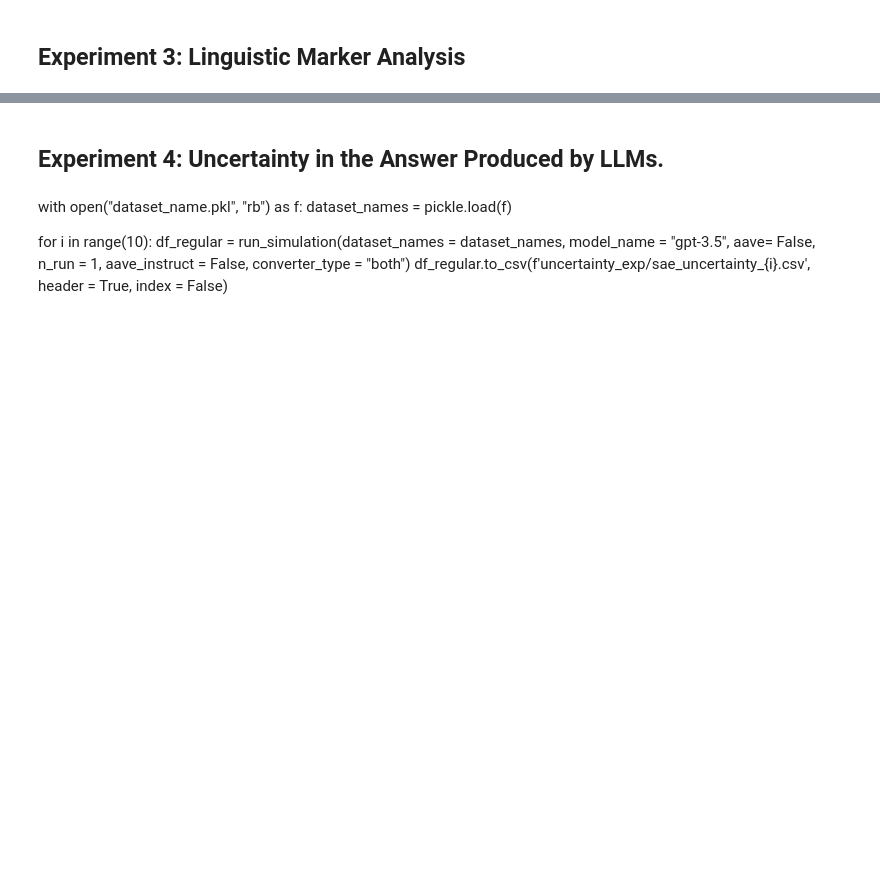
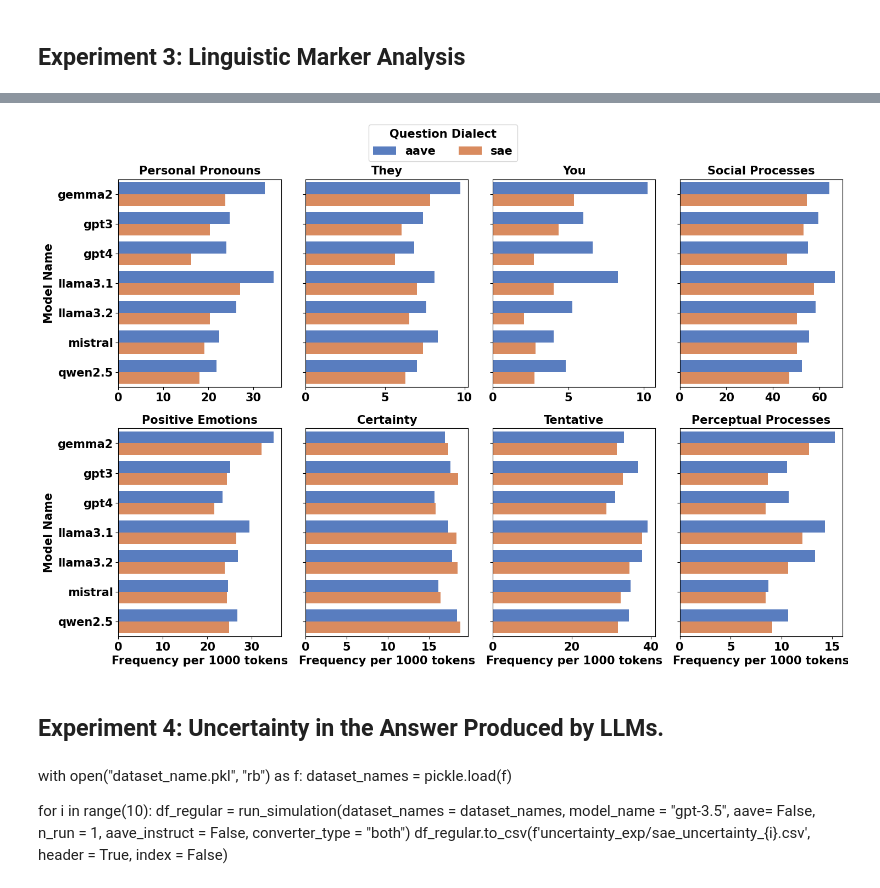
Before and after one commit to Runtaozhou/dialect_bias_eval, a Jupyter notebook: MMLU_experiment_developing.ipynb, the cells around one changed output, grey strips where cells are left out. Cells and saved outputs as stored; diff of their text form; code cells hidden in the pictures; blank space fills up the shorter version.

```diff
--- a/MMLU_experiment_developing.ipynb
+++ b/MMLU_experiment_developing.ipynb
@@ -350,21 +309,2 @@ def create_ling_marker_df (df, model, dialect):
 # %%
 df_ling = pd.read_csv('linguistic_marker.csv')
-# %%
-lst = [
- 'ppron',
- 'i',
- 'you',
- 'we',
- 'they',
- 'social',
- 'posemo',
- 'negemo',
- 'tentat',
- 'certain',
- 'percept']
-for i in lst:
-    sae_df = df_ling[df_ling['dialect']=='sae'][i]
-    aave_df = df_ling[df_ling['dialect']=='aave'][i]
-    print(i)
-    t_statistic, p_value = stats.ttest_ind(aave_df, sae_df, equal_var= False)
-    print(p_value)
@@ -450,3 +356,81 @@ plt.show()
+# %%
+import pandas as pd
+import seaborn as sns
+import matplotlib.pyplot as plt
+
+plt.rc('font',  weight='bold', size=15)
+plt.rc('axes', titlesize=15, labelsize=15)  # Bold axes titles and labels
+plt.rc('legend', fontsize=15)  # Legend font size
+plt.rc('xtick', labelsize=15)  # X-axis tick font size
+plt.rc('ytick', labelsize=15)  # Y-axis tick font size
+
+# Example linguistic markers (replace with your actual list of markers)
+linguistic_markers = ['ppron','they', 'you', 'social', 'posemo', 'certain','tentat','percept']
+
+marker_dic = {'ppron':'Personal Pronouns',
+             'they': "They",
+             'you': 'You',
+             'social': 'Social Processes',
+             'posemo': 'Positive Emotions',
+             'certain': 'Certainty',
+             'tentat':'Tentative',
+             'percept':'Perceptual Processes'}
+
+# Create a grid layout
+n_rows = 2  # Number of rows in the grid
+n_cols = 4  # Number of columns in the grid
+fig, axes = plt.subplots(n_rows, n_cols, figsize=(15, 10), sharex=False, sharey=True)  # Set sharex=False
+
+# Flatten the axes for easier iteration
+axes = axes.flatten()
+
+# Loop through markers and create a horizontal bar plot in each grid cell
+for i, marker in enumerate(linguistic_markers):
+    if i < len(axes):  # Avoid index error if markers < grid cells
+        # Prepare the data for the current marker
+        plot_data = df_ling.pivot(index='model', columns='dialect', values=marker)
+        df_long = plot_data.reset_index().melt(id_vars='model', var_name='Question Dialect', value_name='Frequency')
+
+        # Plot the data in the respective subplot
+        sns.barplot(
+            data=df_long,
+            x="Frequency",
+            y="model",
+            hue="Question Dialect",
+            palette="muted",
+            ax=axes[i],
+            dodge=True,
+        )
+        # Customize the subplot
+        if i>=4:
+            axes[i].set_title(f"{marker_dic[marker]}",weight='bold')
+            axes[i].set_xlabel("Frequency per 1000 tokens")
+            axes[i].set_ylabel("Model Name")
+        else:
+            axes[i].set_title(f"{marker_dic[marker]}",weight='bold')
+            axes[i].set_xlabel("")
+            axes[i].set_ylabel("Model Name")
+
+
+        # Remove legend from individual subplots
+        axes[i].legend_.remove()
+
+
+# Adjust the layout
+plt.tight_layout()
+plt.subplots_adjust(
+    top=0.91,
+    hspace=0.2,  # Reduce vertical spacing (smaller value decreases distance)
+    wspace=0.15   # Reduce horizontal spacing (smaller value decreases distance)
+)
+
+# Create a single global legend outside the grid
+handles, labels = axes[0].get_legend_handles_labels()  # Extract handles and labels from the first subplot
+fig.legend(handles, labels, title="Question Dialect", loc='upper center', ncol=3, bbox_to_anchor=(0.5, 1.02))
+plt.savefig('my_plot.pdf',bbox_inches='tight')
+plt.show()
+# %% [output]
+[figure, added]
 # %% [markdown]
 ## Experiment 4: Uncertainty in the Answer Produced by LLMs.
 # %% [markdown]
```
Also changed, not shown: parts of 28 cells of this notebook, 11 other files.
